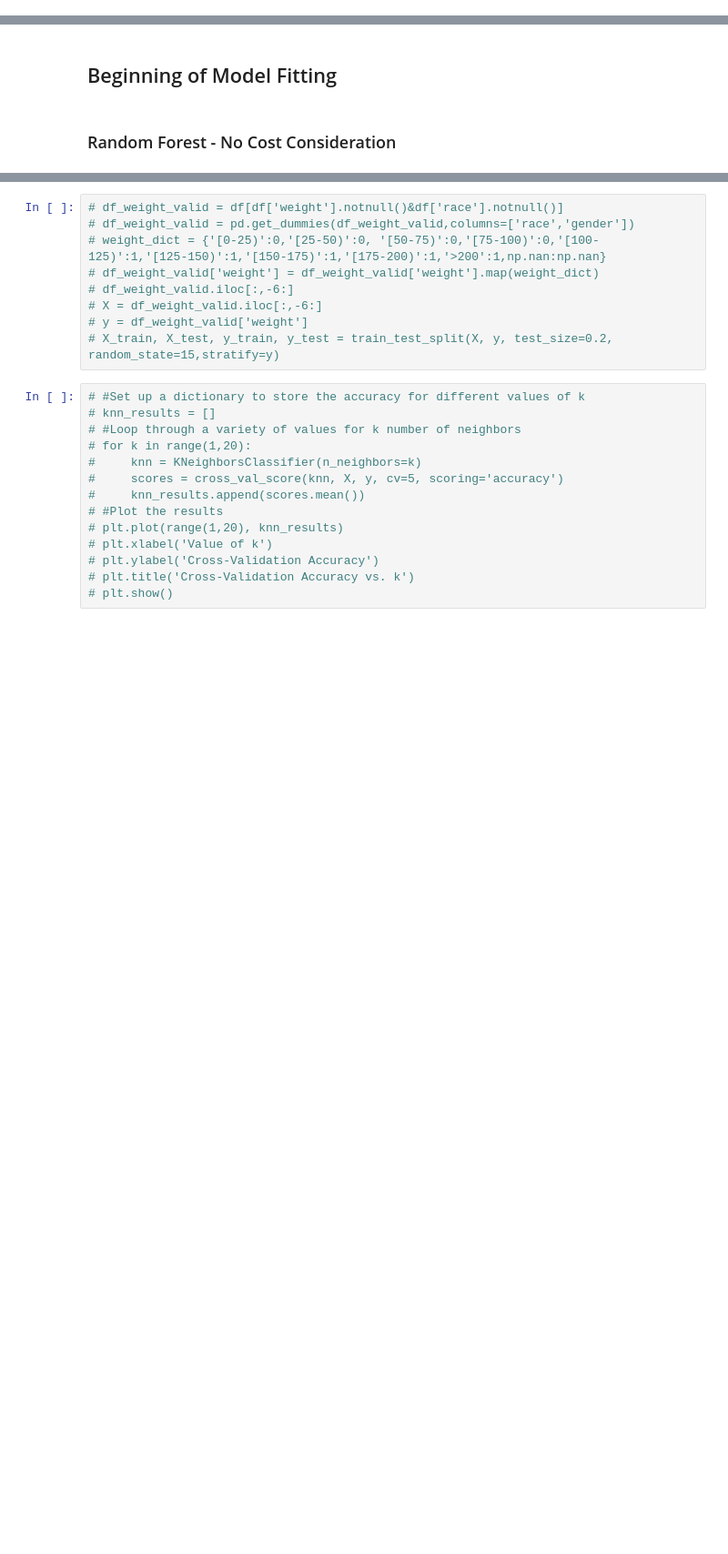
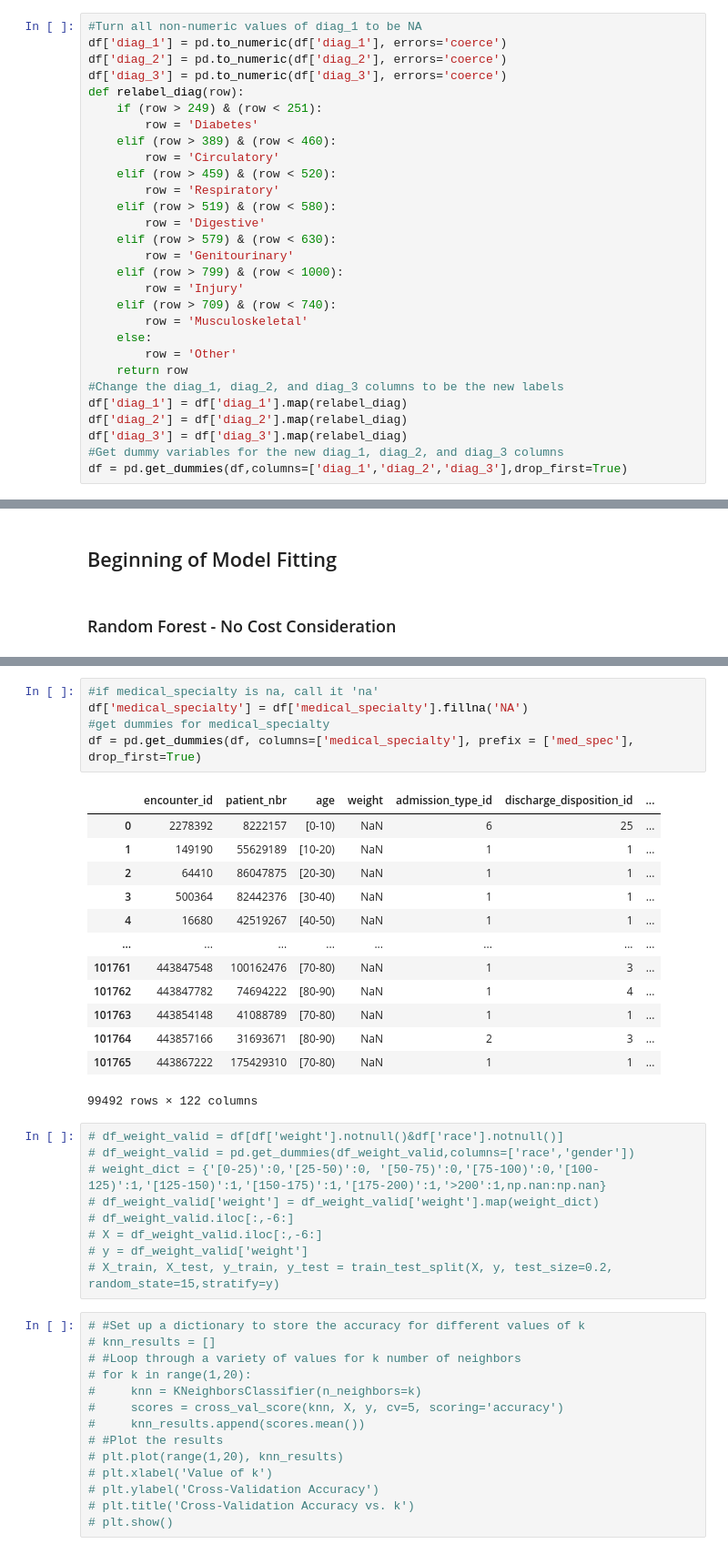
Before and after one commit to acremins1/ML-Final-Project, a Jupyter notebook: Final Project - Feature Engineering.ipynb, the cells around one changed output, grey strips where cells are left out. Shown at 91% size. Drawn from its saved outputs; the diff is of its cells as text; blank space fills up the shorter version.

```diff
--- a/Final Project - Feature Engineering.ipynb
+++ b/Final Project - Feature Engineering.ipynb
@@ -48,3 +152,32 @@ for col in df.loc[:,'metformin':'metformin-pioglitazone']:
+# %%
+#Turn all non-numeric values of diag_1 to be NA
+df['diag_1'] = pd.to_numeric(df['diag_1'], errors='coerce')
+df['diag_2'] = pd.to_numeric(df['diag_2'], errors='coerce')
+df['diag_3'] = pd.to_numeric(df['diag_3'], errors='coerce')
+def relabel_diag(row):
+    if (row > 249) & (row < 251):
+        row = 'Diabetes'
+    elif (row > 389) & (row < 460):
+        row = 'Circulatory'
+    elif (row > 459) & (row < 520):
+        row = 'Respiratory'
+    elif (row > 519) & (row < 580):
+        row = 'Digestive'
+    elif (row > 579) & (row < 630):
+        row = 'Genitourinary'
+    elif (row > 799) & (row < 1000):
+        row = 'Injury'
+    elif (row > 709) & (row < 740):
+        row = 'Musculoskeletal'
+    else:
+        row = 'Other'
+    return row
+#Change the diag_1, diag_2, and diag_3 columns to be the new labels
+df['diag_1'] = df['diag_1'].map(relabel_diag)
+df['diag_2'] = df['diag_2'].map(relabel_diag)
+df['diag_3'] = df['diag_3'].map(relabel_diag)
+#Get dummy variables for the new diag_1, diag_2, and diag_3 columns
+df = pd.get_dummies(df,columns=['diag_1','diag_2','diag_3'],drop_first=True)
 # %% [markdown]
 ### Examine correlations between the variables
 # %%
@@ -380,3 +568,22 @@ array([[    0, 13339],
+# %%
+#if medical_specialty is na, call it 'na'
+df['medical_specialty'] = df['medical_specialty'].fillna('NA')
+#get dummies for medical_specialty
+df = pd.get_dummies(df, columns=['medical_specialty'], prefix = ['med_spec'], drop_first=True)
+# %% [output]
+|  | encounter_id | patient_nbr | age | weight | admission_type_id | discharge_disposition_id | ... |
+| 0 | 2278392 | 8222157 | [0-10) | NaN | 6 | 25 | ... |
+| 1 | 149190 | 55629189 | [10-20) | NaN | 1 | 1 | ... |
+| 2 | 64410 | 86047875 | [20-30) | NaN | 1 | 1 | ... |
+| 3 | 500364 | 82442376 | [30-40) | NaN | 1 | 1 | ... |
+| 4 | 16680 | 42519267 | [40-50) | NaN | 1 | 1 | ... |
+| ... | ... | ... | ... | ... | ... | ... | ... |
+| 101761 | 443847548 | 100162476 | [70-80) | NaN | 1 | 3 | ... |
+| 101762 | 443847782 | 74694222 | [80-90) | NaN | 1 | 4 | ... |
+| 101763 | 443854148 | 41088789 | [70-80) | NaN | 1 | 1 | ... |
+| 101764 | 443857166 | 31693671 | [80-90) | NaN | 2 | 3 | ... |
+| 101765 | 443867222 | 175429310 | [70-80) | NaN | 1 | 1 | ... |
+99492 rows × 122 columns
 # %%
 # df_weight_valid = df[df['weight'].notnull()&df['race'].notnull()]
 # df_weight_valid = pd.get_dummies(df_weight_valid,columns=['race','gender'])
```
Also changed, not shown: parts of 17 cells of this notebook.
